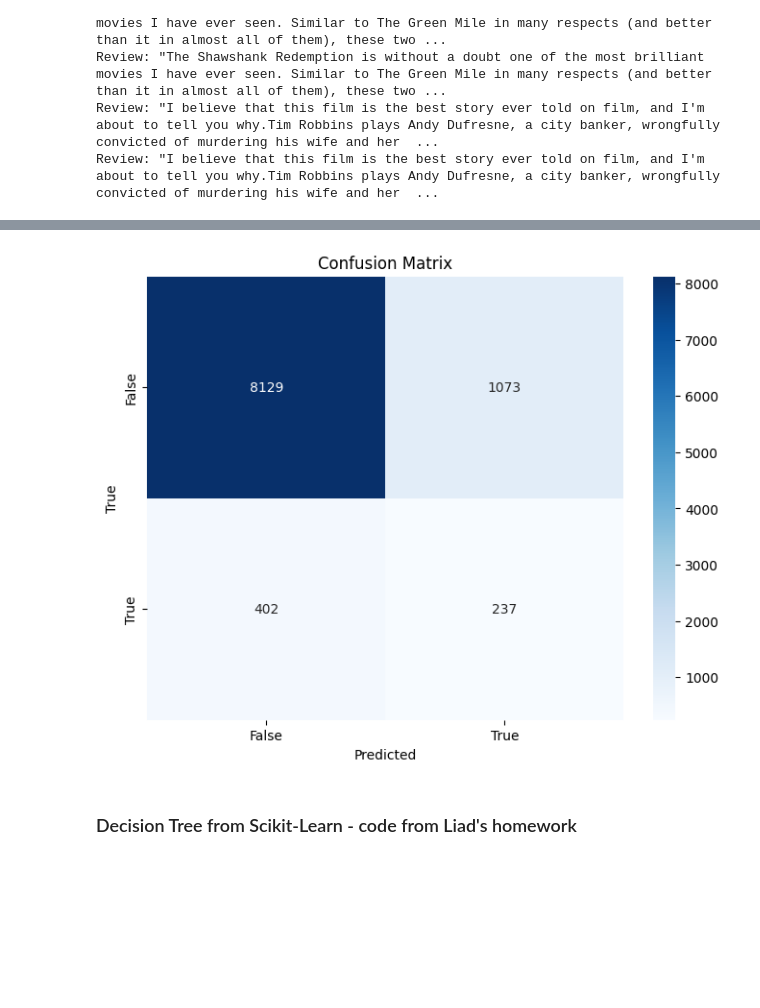
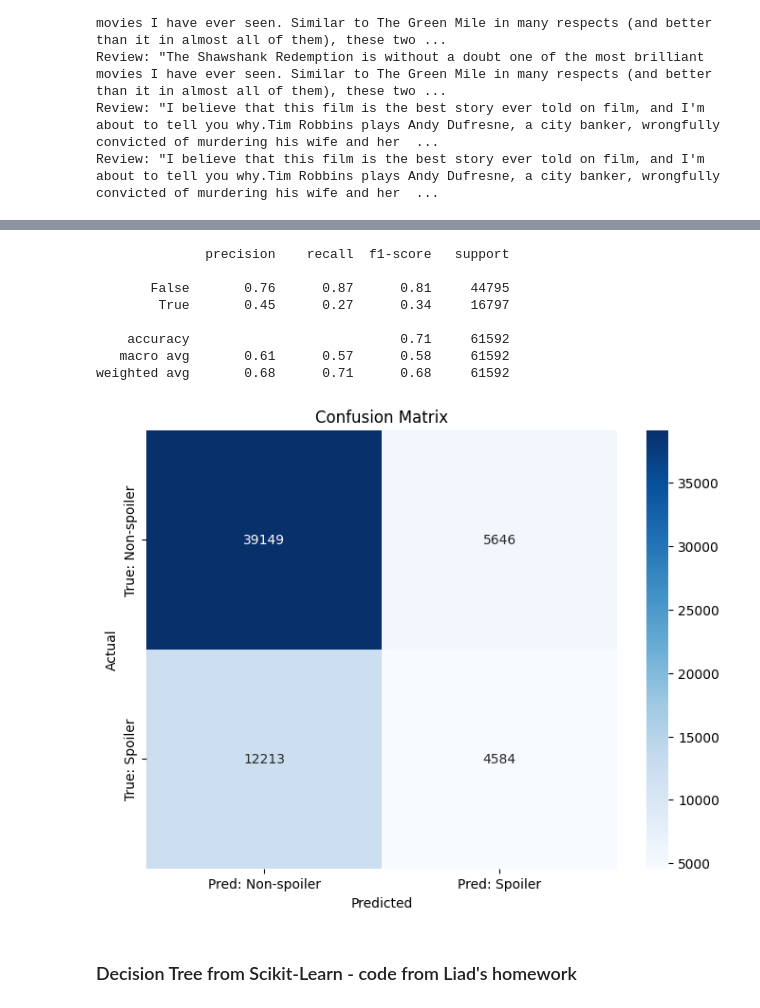
Before and after one commit to Saputoa21/Applied_ML_Spoiler_Detection_Group_Project_2025, a Jupyter notebook: Applied_ML_Movie_Spoiler_Detection_Group_5.ipynb, the cells around one changed output, grey strips where cells are left out. Saved outputs shown, nothing was run; the diff lists cells and outputs as text; code cells hidden in the pictures; blank space fills up the shorter version.

```diff
--- a/Applied_ML_Movie_Spoiler_Detection_Group_5.ipynb
+++ b/Applied_ML_Movie_Spoiler_Detection_Group_5.ipynb
@@ -646,7 +641,7 @@ combined_df_exploded.to_csv('combined_df_exploded.csv', index=False)
 import pandas as pd
 import numpy as np
 
-combined_df_exploded = pd.read_csv('combined_df_exploded.csv')
+combined_df_exploded = pd.read_csv('combined_df_exploded_1.csv')
 # %% [markdown]
 ### NLTK Clasifier
 # %%
@@ -721,7 +716,7 @@ def spoiler_features(review: str) -> dict[str, float]:  # Which features can we
     'fatal', 'corpse', 'funeral'])
 
   has_twist = any(word in cleaned_text for word in [
-    'turn', 'actual', 'real', 'fact', 'be', 'reveal', 'expect',
+    'turn', 'real', 'fact', 'reveal', 'expect',
     'truth', 'secret', 'surprise', 'deception', 'hide', 'discover', 'lie'])
 
   has_time = any(word in cleaned_text for word in [
@@ -740,8 +735,7 @@ def spoiler_features(review: str) -> dict[str, float]:  # Which features can we
 
   # Check if the current review's genre matches any of the target genres
   has_genre = any(all(g in current_review_genre for g in target_genre)
-                   for target_genre in [['Crime', 'Drama'], ['Action', 'Crime', 'Drama'],
-                                       ['Adventure', 'Drama', 'Fantasy'], ['Drama']])
+                   for target_genre in ['Thriller', 'Mystery', 'Sci-Fi', 'Horror', 'Action', 'Crime', 'Music', 'Family', 'Drama'])
 
 
   return {
@@ -790,11 +784,10 @@ import pandas as pd
 from nltk import NaiveBayesClassifier
 df = pd.read_json("spoiler_features.json", orient='records', lines=True)
 
-train_size = int(0.6 * len(feature_sets))
-val_size = int(0.2 * len(feature_sets))
+train_size = int(0.7 * len(feature_sets))
+val_size = int(0.3 * len(feature_sets))
 train_set = feature_sets[:train_size]
-val_set = feature_sets[train_size:train_size + val_size]
-test_set = feature_sets[train_size + val_size:]
+test_set = feature_sets[train_size:]
 
 
 # And then, define and train the NLTK classifier
@@ -873,20 +847,32 @@ plt.show()
 # %%
-from sklearn.metrics import confusion_matrix
+from sklearn.metrics import classification_report, confusion_matrix
 import seaborn as sns
 import matplotlib.pyplot as plt
 
-predictions = [nb_classifier.classify(features) for features, _ in test_set]
+predictions = [nb_classifier.classify(feature) for feature, label in test_set]
+true_labels = [label for feature, label in test_set]
 
-cm = confusion_matrix(true_labels, predictions)
+cm = confusion_matrix(true_labels, predictions, labels=[False, True])
+print(classification_report(true_labels, predictions))
 
 plt.figure(figsize=(8, 6))
-sns.heatmap(cm, annot=True, fmt='d', cmap='Blues', xticklabels=['False', 'True'], yticklabels=['False', 'True'])
+sns.heatmap(cm, annot=True, fmt='d', cmap='Blues',
+            xticklabels=['Pred: Non-spoiler', 'Pred: Spoiler'],
+            yticklabels=['True: Non-spoiler', 'True: Spoiler'])
 plt.xlabel('Predicted')
-plt.ylabel('True')
+plt.ylabel('Actual')
 plt.title('Confusion Matrix')
 plt.show()
 # %% [output]
+              precision    recall  f1-score   support
+
+       False       0.76      0.87      0.81     44795
+        True       0.45      0.27      0.34     16797
+
+    accuracy                           0.71     61592
+   macro avg       0.61      0.57      0.58     61592
+weighted avg       0.68      0.71      0.68     61592
-[figure, old version]
+[figure, new version]
 # %% [markdown]
 ### Decision Tree from Scikit-Learn - code from Liad's homework
 # %%
```
Also changed, not shown: parts of 37 cells of this notebook.
